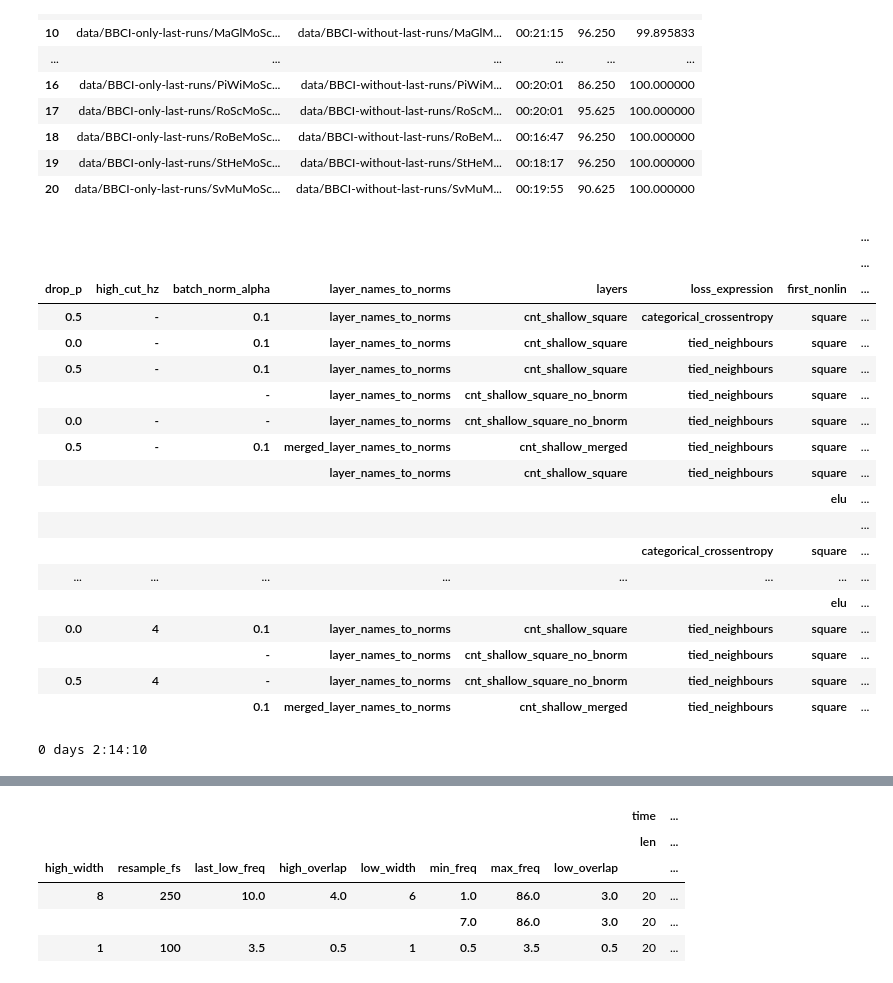
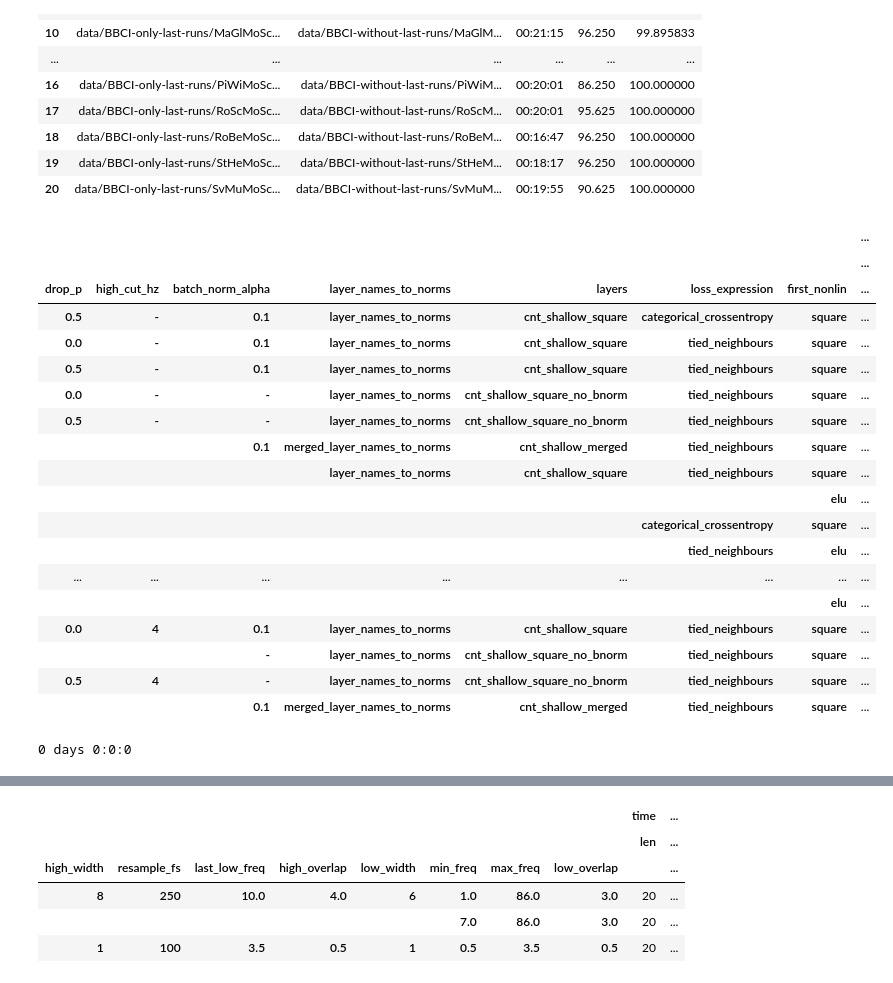
Before and after one commit to robintibor/braindevel, a Jupyter notebook: braindecode/notebooks/results/Final_Comparison.ipynb, the cells around one changed output, grey strips where cells are left out. Drawn from its saved outputs; the diff is of its cells as text; code cells hidden in the pictures.

```diff
--- a/braindecode/notebooks/results/Final_Comparison.ipynb
+++ b/braindecode/notebooks/results/Final_Comparison.ipynb
@@ -1878,22 +2180,21 @@ remove_columns_with_same_value(load_data_frame('data/models/paper/ours-before-cz
 # %%
 df_shallow_ours_new = load_data_frame('data/models/paper/ours/cnt/shallow/', shorten_headers=False)
 # %%
-avgd = dataset_averaged_frame(remove_columns_with_same_value(df_shallow_ours_new))
-avgd
+dataset_averaged_frame(remove_columns_with_same_value(df_shallow_ours_new))
 # %% [output]
 |  |  |  |  |  |  |  | ... |
 |  |  |  |  |  |  |  | ... |
 | drop_p | high_cut_hz | batch_norm_alpha | layer_names_to_norms | layers | loss_expression | first_nonlin | ... |
 | 0.5 | - | 0.1 | layer_names_to_norms | cnt_shallow_square | categorical_crossentropy | square | ... |
 | 0.0 | - | 0.1 | layer_names_to_norms | cnt_shallow_square | tied_neighbours | square | ... |
 | 0.5 | - | 0.1 | layer_names_to_norms | cnt_shallow_square | tied_neighbours | square | ... |
-|  |  | - | layer_names_to_norms | cnt_shallow_square_no_bnorm | tied_neighbours | square | ... |
 | 0.0 | - | - | layer_names_to_norms | cnt_shallow_square_no_bnorm | tied_neighbours | square | ... |
-| 0.5 | - | 0.1 | merged_layer_names_to_norms | cnt_shallow_merged | tied_neighbours | square | ... |
+| 0.5 | - | - | layer_names_to_norms | cnt_shallow_square_no_bnorm | tied_neighbours | square | ... |
+|  |  | 0.1 | merged_layer_names_to_norms | cnt_shallow_merged | tied_neighbours | square | ... |
 |  |  |  | layer_names_to_norms | cnt_shallow_square | tied_neighbours | square | ... |
 |  |  |  |  |  |  | elu | ... |
-|  |  |  |  |  |  |  | ... |
 |  |  |  |  |  | categorical_crossentropy | square | ... |
+|  |  |  |  |  | tied_neighbours | elu | ... |
 | ... | ... | ... | ... | ... | ... | ... | ... |
 |  |  |  |  |  |  | elu | ... |
 | 0.0 | 4 | 0.1 | layer_names_to_norms | cnt_shallow_square | tied_neighbours | square | ... |
@@ -1921,6 +2222,6 @@ remaining_time_per_variant = n_open_exps_per_variant * time_means
 
 avg_time_per_exp = np.sum(time_means * time_lens) / float(np.sum(time_lens))
 total_time = n_open_exps * avg_time_per_exp
-print strfdelta(np.sum(remaining_time_per_variant) / 5.0, "{days} days {hours}:{minutes}:{seconds}")
+print strfdelta(np.sum(remaining_time_per_variant) / 14.0, "{days} days {hours}:{minutes}:{seconds}")
 # %% [output]
-0 days 2:14:10
+0 days 0:0:0
```
Also changed, not shown: parts of 44 cells of this notebook.
